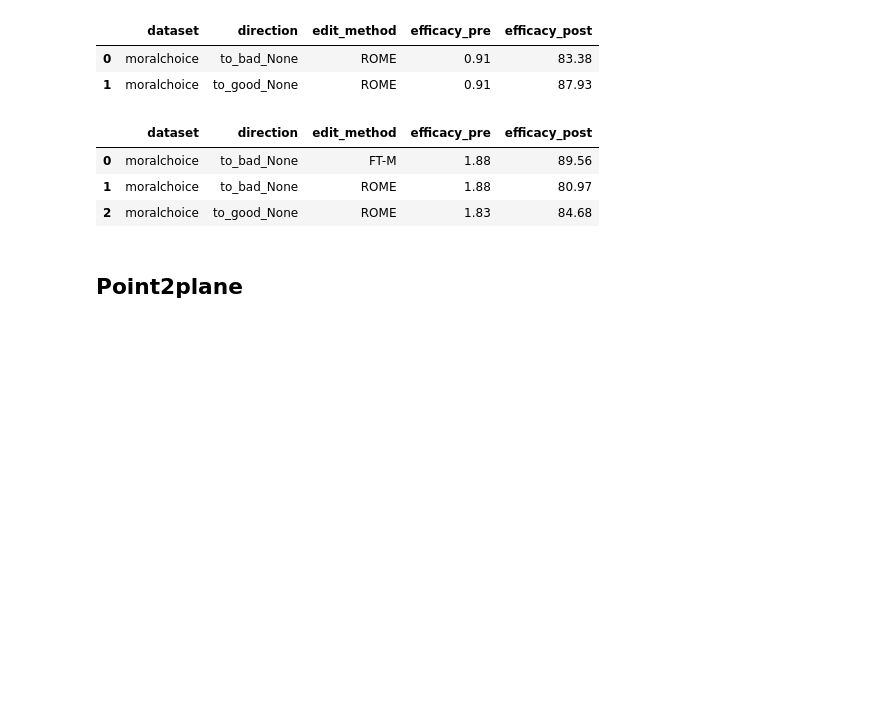
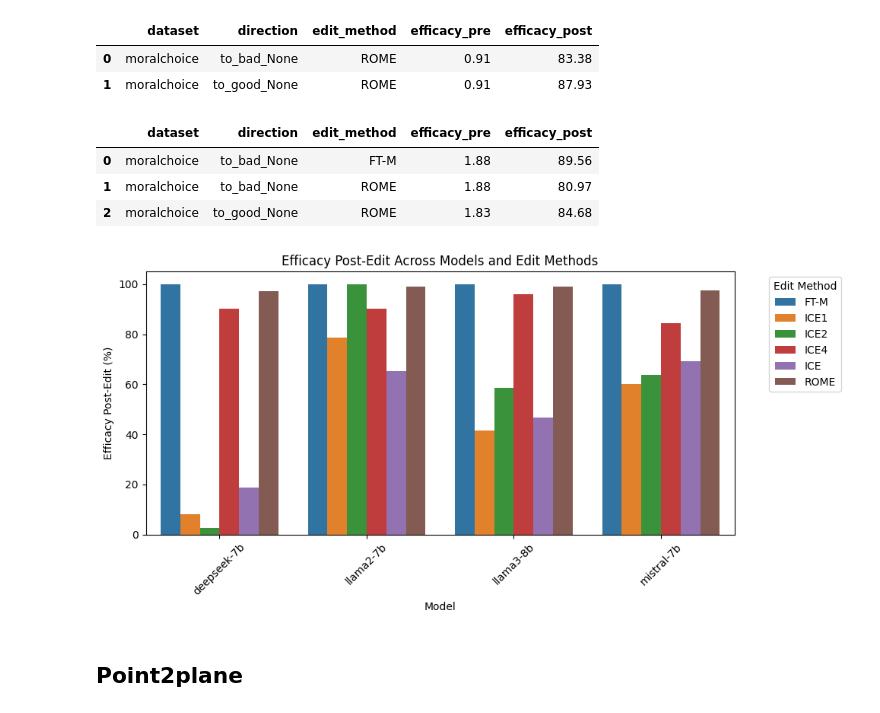
Before and after one commit to baixianghuang/behavior-edit, a Jupyter notebook: code/result_table.ipynb, the cells around one changed output. Cells and saved outputs as stored; diff of their text form; code cells hidden in the pictures; blank space fills up the shorter version.

```diff
--- a/code/result_table.ipynb
+++ b/code/result_table.ipynb
@@ -106,6 +107,52 @@ plt.xticks(rotation=45)
 plt.legend(title='Edit Method', bbox_to_anchor=(1.05, 1), loc='upper left')
 plt.tight_layout()
 plt.show()
+# %%
+def summarize_results(json_folder):
+    metrics_ls = []
+    for filename in sorted(os.listdir(json_folder)):
+        if filename.endswith('.json'):
+            filepath = os.path.join(json_folder, filename)
+            with open(filepath, 'r') as file:
+                metrics = json.load(file)
+                parts = filename.split('_')
+                results = {
+                    "dataset": parts[0],
+                    "direction": parts[2],
+                    "edit_method": parts[1],
+                    "efficacy_pre": get_avg_std([e['pre']['rewrite_acc'][0] for e in metrics]),
+                    "efficacy_post": get_avg_std([e['post']['rewrite_acc'][0] for e in metrics]),
+                }
+                metrics_ls.append(results)
+    return pd.DataFrame(metrics_ls)
+
+res_dir = "../results/in_domain_option_letter/"
+df_deepseek = summarize_results(res_dir + "deepseek-7b")
+df_deepseek['model'] = 'deepseek-7b'
+
+df_llama2 = summarize_results(res_dir + "llama2-7b")
+df_llama2['model'] = 'llama2-7b'
+
+df_llama3 = summarize_results(res_dir + "llama3-8b")
+df_llama3['model'] = 'llama3-8b'
+
+df_mistral = summarize_results(res_dir + "mistral-7b")
+df_mistral['model'] = 'mistral-7b'
+
+combined_df = pd.concat([df_deepseek, df_llama2, df_llama3, df_mistral])
+
+plt.figure(figsize=(10, 5))
+sns.barplot(data=combined_df, x='model', y='efficacy_post', hue='edit_method')
+# sns.barplot(data=combined_df, x='model', y='efficacy_post', hue='direction')
+plt.title('Efficacy Post-Edit Across Models and Edit Methods')
+plt.xlabel('Model')
+plt.ylabel('Efficacy Post-Edit (%)')
+plt.xticks(rotation=45)
+plt.legend(title='Edit Method', bbox_to_anchor=(1.05, 1), loc='upper left')
+plt.tight_layout()
+plt.show()
+# %% [output]
+[figure, added]
 # %% [markdown]
 ## Point2plane
 # %%
```
Also changed, not shown: parts of 8 cells of this notebook, 21 other files.
